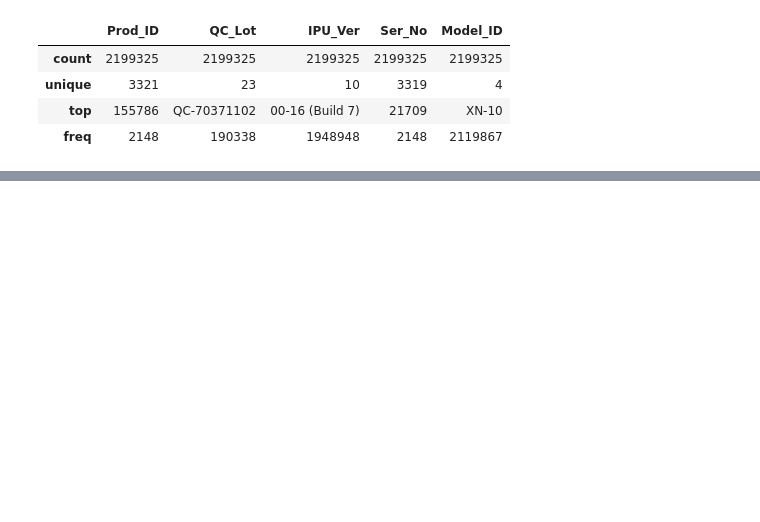
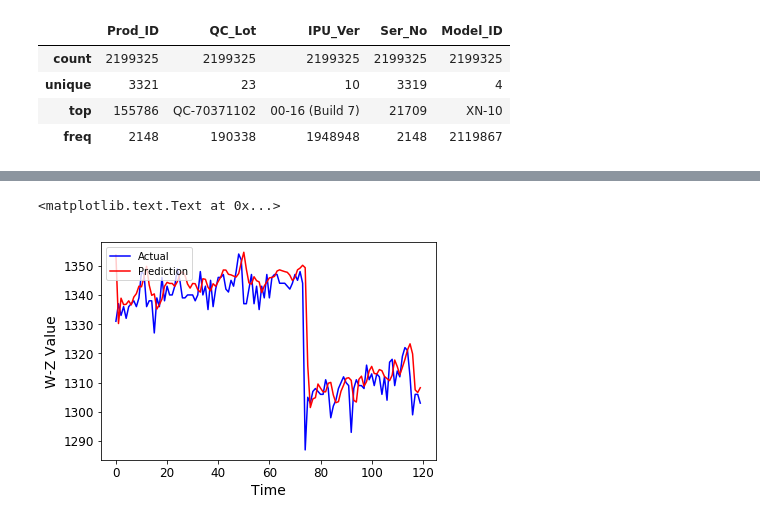
Before and after one commit to james-tn/MIDS, a Jupyter notebook: w205/Sysmex Analyzer Anomaly EDA-Ver0.5.ipynb, the cells around one changed output, grey strips where cells are left out. Saved outputs shown, nothing was run; the diff lists cells and outputs as text; code cells hidden in the pictures; blank space fills up the shorter version.

```diff
--- a/w205/Sysmex Analyzer Anomaly EDA-Ver0.5.ipynb
+++ b/w205/Sysmex Analyzer Anomaly EDA-Ver0.5.ipynb
@@ -407,0 +376,11 @@ y
+# %%
+
+plt.plot(range(len(Y_test[1][:,2])),Y_test[1][:,2], color ='b', label ="Actual")
+
+plt.plot(range(len(X_test[1][:,2])),y_pred[1][:,2], color='r',  label ="Prediction")
+plt.legend(loc="upper left")
+plt.xlabel("Time")
+plt.ylabel("W-Z Value")
+# %% [output]
+<matplotlib.text.Text at 0x...>
+[figure, added]
```
Also changed, not shown: parts of 29 cells of this notebook.
